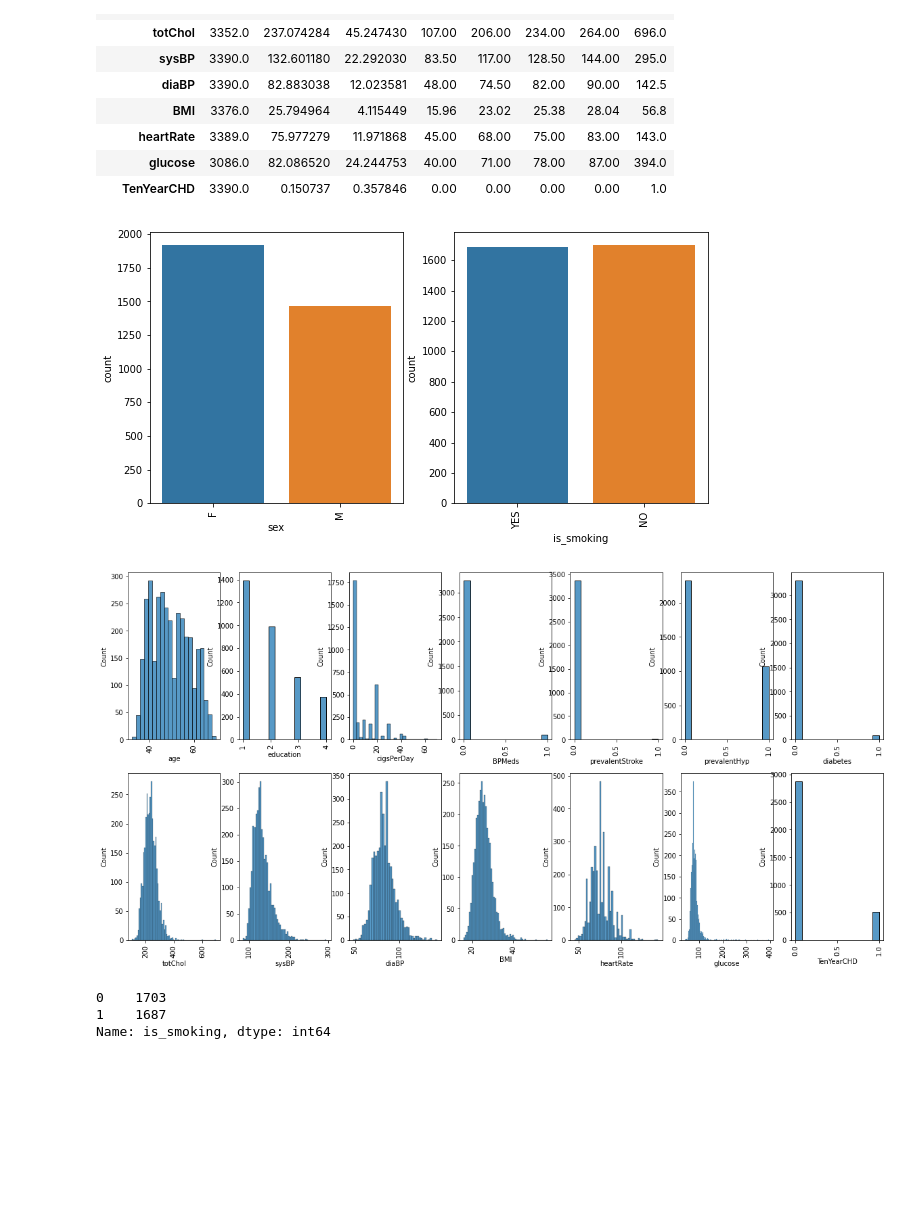
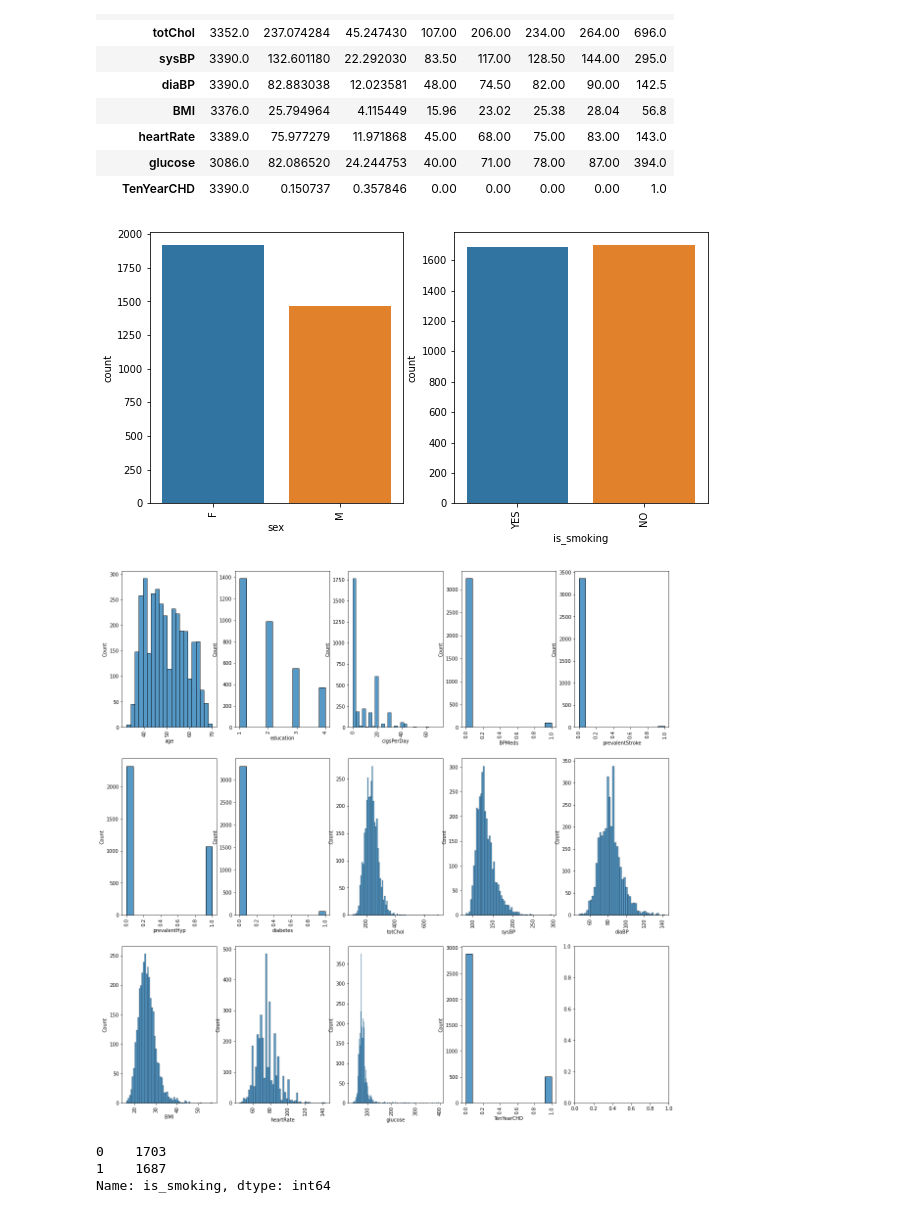
Before and after one commit to amrita-sarkar1/Cardiovascular-Risk-Prediction, a Jupyter notebook: Cardiovascular_risk.ipynb, the cells around one changed output. Saved outputs shown, nothing was run; the diff lists cells and outputs as text; code cells hidden in the pictures; blank space fills up the shorter version.

```diff
--- a/Cardiovascular_risk.ipynb
+++ b/Cardiovascular_risk.ipynb
@@ -98,31 +98,31 @@ df.describe().transpose()
 # %%
 # Plotting categorical and numerical columns
 from pandas.api.types import is_string_dtype
 from pandas.api.types import is_numeric_dtype
 
 categorical=[]
 for column in df:
     if is_string_dtype(df[column]):
         categorical.append(column)
 fig, ax = plt.subplots(1, 2, figsize=(10, 5))
 for variable, subplot in zip(categorical, ax.flatten()):
     sns.countplot(df[variable], ax=subplot)
     for label in subplot.get_xticklabels():
         label.set_rotation(90)
 
 numerical=[]
 for column in df:
     if is_numeric_dtype(df[column]):
         numerical.append(column)
 
-fig, ax = plt.subplots(2, 7, figsize=(20, 10))
+fig, ax = plt.subplots(3, 5, figsize=(20, 20))
 for variable, subplot in zip(numerical, ax.flatten()):
     sns.histplot(df[variable], ax=subplot)
     for label in subplot.get_xticklabels():
         label.set_rotation(90)
 # %% [output]
 [figure]
-[figure, old version]
+[figure, new version]
 # %%
 # the categorical column 'is_smoking' has values 'YES' and 'NO' and are mapped to 1 and 0 respectively
 df['is_smoking'] = df['is_smoking'].map({'YES': 1, 'NO': 0})
```
Also changed, not shown: parts of 2 cells of this notebook.
